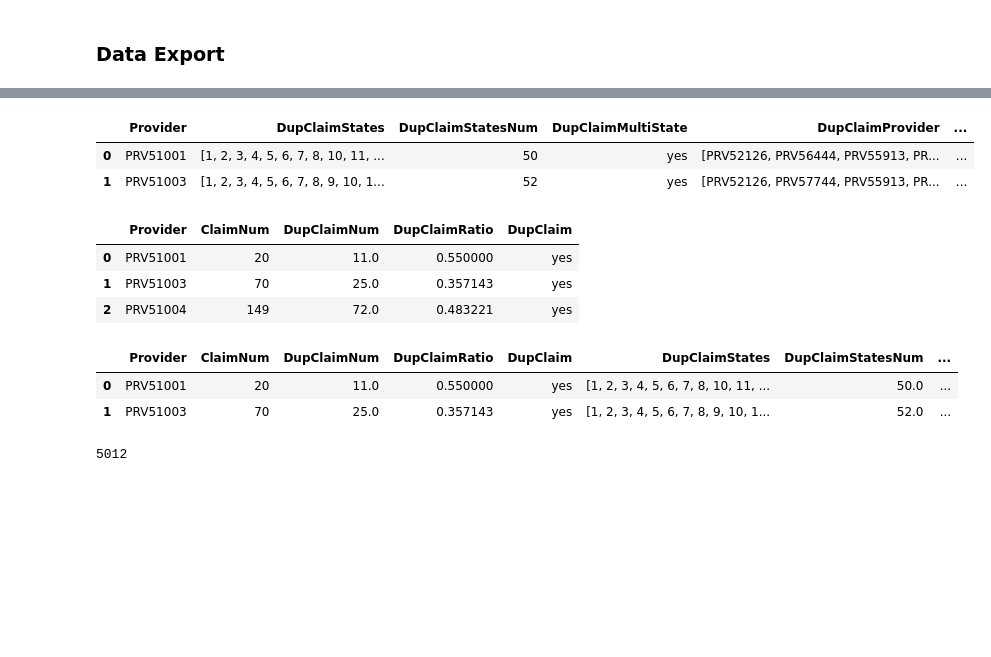
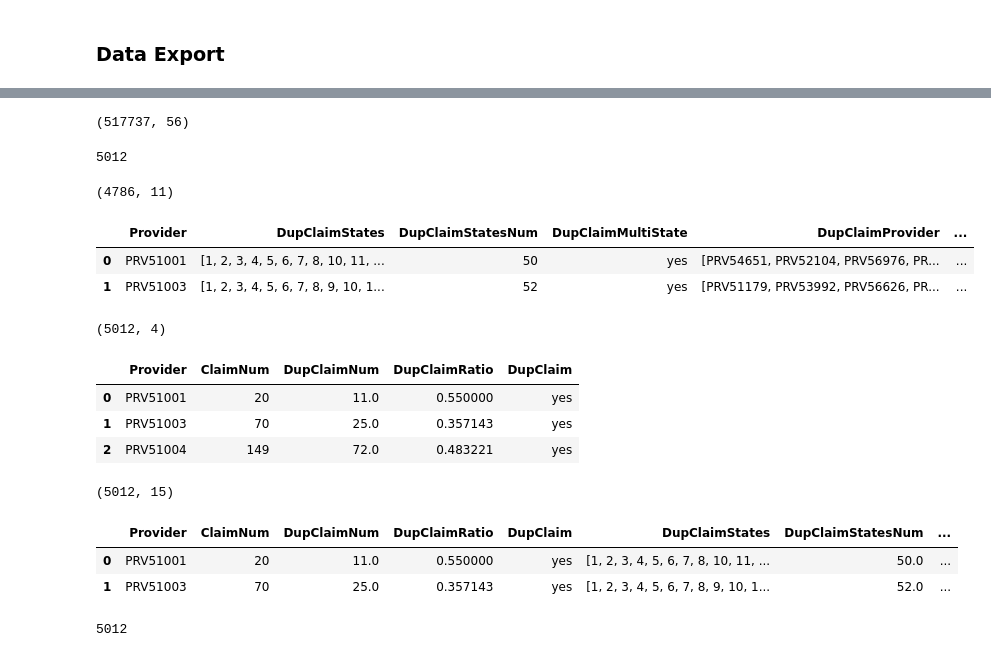
Before and after one commit to microwolf/capstone_healthcare_fraud, a Jupyter notebook: contributors/lu/scripts/EDA6-OP.ipynb, the cells around one changed output, grey strips where cells are left out. Saved outputs shown, nothing was run; the diff lists cells and outputs as text; code cells hidden in the pictures; blank space fills up the shorter version.

```diff
--- a/contributors/lu/scripts/EDA6-OP.ipynb
+++ b/contributors/lu/scripts/EDA6-OP.ipynb
@@ -623,23 +639,33 @@ display(dt_per_group3.head(1))
 dup_claims_op0 = state_per_group3.merge(prv_per_group3, how='inner', on='Provider')
 dup_claims_op = dup_claims_op0.merge(dt_per_group3, how='inner', on='Provider')
 dup_claims_op.drop(['group_x','group_y'], axis=1, inplace=True)
-# %%
-dup_claims_op.head(2)
-# %% [output]
-|  | Provider | DupClaimStates | DupClaimStatesNum | DupClaimMultiState | DupClaimProvider | ... |
-| 0 | PRV51001 | [1, 2, 3, 4, 5, 6, 7, 8, 10, 11, ... | 50 | yes | [PRV52126, PRV56444, PRV55913, PR... | ... |
-| 1 | PRV51003 | [1, 2, 3, 4, 5, 6, 7, 8, 9, 10, 1... | 52 | yes | [PRV52126, PRV57744, PRV55913, PR... | ... |
+# %%
+display(df_op.shape)
+display(df_op.Provider.nunique())
+display(dup_claims_op.shape)
+dup_claims_op.head(2)
+# %% [output]
+(517737, 56)
+5012
+(4786, 11)
+|  | Provider | DupClaimStates | DupClaimStatesNum | DupClaimMultiState | DupClaimProvider | ... |
+| 0 | PRV51001 | [1, 2, 3, 4, 5, 6, 7, 8, 10, 11, ... | 50 | yes | [PRV54651, PRV52104, PRV56976, PR... | ... |
+| 1 | PRV51003 | [1, 2, 3, 4, 5, 6, 7, 8, 9, 10, 1... | 52 | yes | [PRV51179, PRV53992, PRV56626, PR... | ... |
 # %%
+display(provider_dup_claim_num.shape)
 provider_dup_claim_num.reset_index().head(3)
 # %% [output]
+(5012, 4)
 |  | Provider | ClaimNum | DupClaimNum | DupClaimRatio | DupClaim |
 | 0 | PRV51001 | 20 | 11.0 | 0.550000 | yes |
 | 1 | PRV51003 | 70 | 25.0 | 0.357143 | yes |
 | 2 | PRV51004 | 149 | 72.0 | 0.483221 | yes |
 # %%
 provider_dup_op = provider_dup_claim_num.reset_index().merge(dup_claims_op, how='left', on='Provider')
+display(provider_dup_op.shape)
 display(provider_dup_op.head(2))
 # %% [output]
+(5012, 15)
 |  | Provider | ClaimNum | DupClaimNum | DupClaimRatio | DupClaim | DupClaimStates | DupClaimStatesNum | ... |
 | 0 | PRV51001 | 20 | 11.0 | 0.550000 | yes | [1, 2, 3, 4, 5, 6, 7, 8, 10, 11, ... | 50.0 | ... |
 | 1 | PRV51003 | 70 | 25.0 | 0.357143 | yes | [1, 2, 3, 4, 5, 6, 7, 8, 9, 10, 1... | 52.0 | ... |
```
Also changed, not shown: parts of 21 cells of this notebook, 1 other file.
